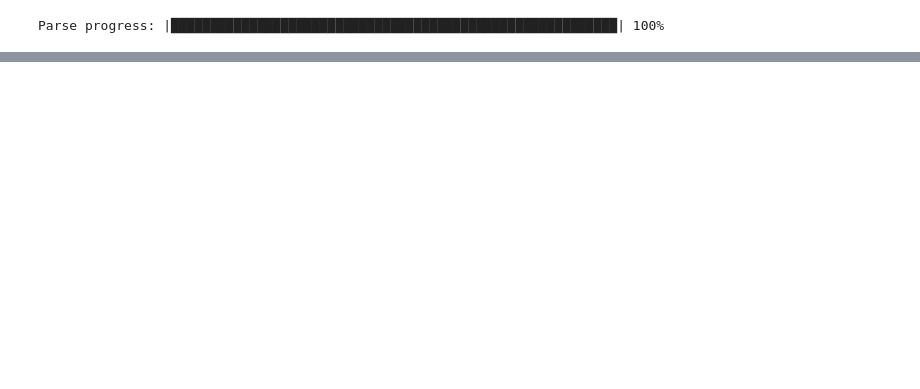
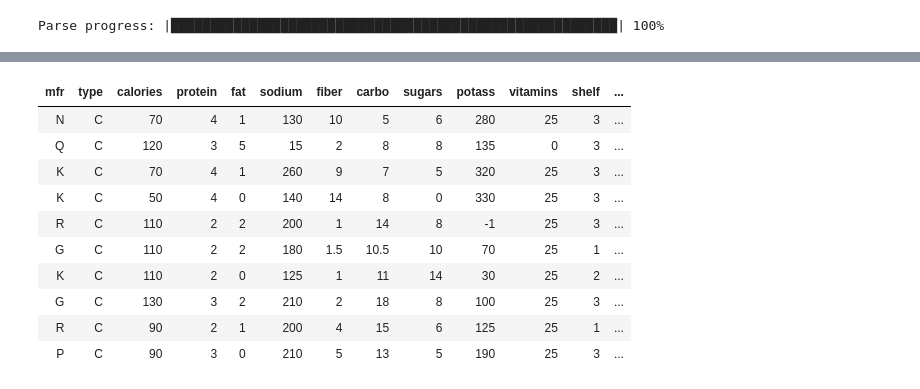
Before and after one commit to maravenag/kaggle, a Jupyter notebook: 80-cereal/h2o_cereal.ipynb, the cells around one changed output, grey strips where cells are left out. Saved outputs shown, nothing was run; the diff lists cells and outputs as text; code cells hidden in the pictures; blank space fills up the shorter version.

```diff
--- a/80-cereal/h2o_cereal.ipynb
+++ b/80-cereal/h2o_cereal.ipynb
@@ -61,6 +60,20 @@ Cols:15
 # %%
 data['mfr'] = data['mfr'].asfactor()
 data['type'] = data['type'].asfactor()
+# %%
+data.head()
+# %% [output]
+| mfr | type | calories | protein | fat | sodium | fiber | carbo | sugars | potass | vitamins | shelf | ... |
+| N | C | 70 | 4 | 1 | 130 | 10 | 5 | 6 | 280 | 25 | 3 | ... |
+| Q | C | 120 | 3 | 5 | 15 | 2 | 8 | 8 | 135 | 0 | 3 | ... |
+| K | C | 70 | 4 | 1 | 260 | 9 | 7 | 5 | 320 | 25 | 3 | ... |
+| K | C | 50 | 4 | 0 | 140 | 14 | 8 | 0 | 330 | 25 | 3 | ... |
+| R | C | 110 | 2 | 2 | 200 | 1 | 14 | 8 | -1 | 25 | 3 | ... |
+| G | C | 110 | 2 | 2 | 180 | 1.5 | 10.5 | 10 | 70 | 25 | 1 | ... |
+| K | C | 110 | 2 | 0 | 125 | 1 | 11 | 14 | 30 | 25 | 2 | ... |
+| G | C | 130 | 3 | 2 | 210 | 2 | 18 | 8 | 100 | 25 | 3 | ... |
+| R | C | 90 | 2 | 1 | 200 | 4 | 15 | 6 | 125 | 25 | 1 | ... |
+| P | C | 90 | 3 | 0 | 210 | 5 | 13 | 5 | 190 | 25 | 3 | ... |
 # %%
 target = "rating"
 # %%
```
Also changed, not shown: parts of 8 cells of this notebook, 10 other files.
